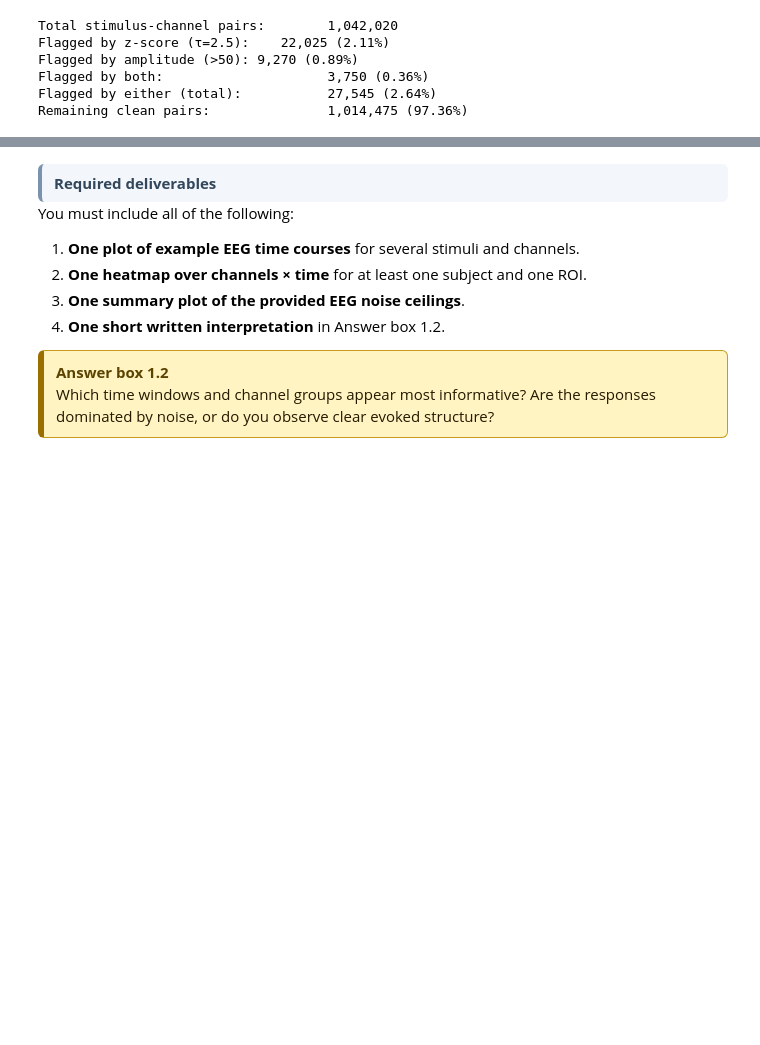
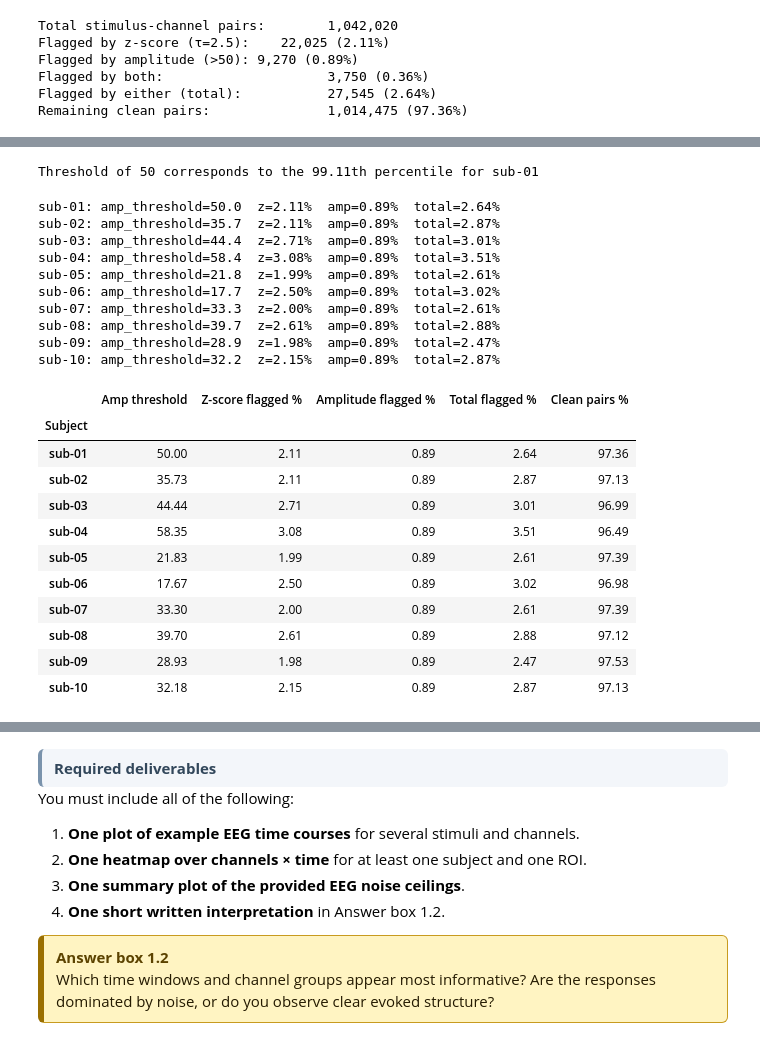
Before and after one commit to AnastasisPap/Brain-like-computation-and-intelligence-project, a Jupyter notebook: nx414_project_2026.ipynb, the cells around one changed output, grey strips where cells are left out. Drawn from its saved outputs; the diff is of its cells as text; code cells hidden in the pictures; blank space fills up the shorter version.

```diff
--- a/nx414_project_2026.ipynb
+++ b/nx414_project_2026.ipynb
@@ -1249,0 +1334,68 @@ justify a principled cutoff.
+# %%
+percentile_50 = (max_abs_all < 50).mean() * 100
+print(f"Threshold of 50 corresponds to the {percentile_50:.2f}th percentile for sub-01")
+# %% [output]
+Threshold of 50 corresponds to the 99.11th percentile for sub-01
+# %%
+subjects = [f"sub-{i:02d}" for i in range(1, 11)]
+results = []
+
+for subj in subjects:
+    with h5py.File(EEG_PATH, "r") as f:
+        data = f[f"train/neural_data/{subj}/{ROI}"][:]
+
+    n_stim, n_ch, n_tp = data.shape
+
+    # Variance-based z-score
+    ep_var = data.var(axis=2)
+    s_mean = ep_var.mean(axis=0)
+    s_std  = ep_var.std(axis=0)
+    ep_var_norm = (ep_var - s_mean) / (s_std + 1e-8)
+
+    # Amplitude-based — subject-specific percentile threshold
+    max_abs = np.abs(data).max(axis=2)
+    THRESHOLD_ABS = np.percentile(max_abs, percentile_50)
+
+    # Combined mask
+    mask = (ep_var_norm > THRESHOLD) | (max_abs > THRESHOLD_ABS)
+
+    pct_z   = (ep_var_norm > THRESHOLD).mean() * 100
+    pct_amp = (max_abs > THRESHOLD_ABS).mean() * 100
+    pct_tot = mask.mean() * 100
+
+    results.append({
+        "Subject":             subj,
+        "Amp threshold":       round(THRESHOLD_ABS, 2),
+        "Z-score flagged %":   round(pct_z, 2),
+        "Amplitude flagged %": round(pct_amp, 2),
+        "Total flagged %":     round(pct_tot, 2),
+        "Clean pairs %":       round(100 - pct_tot, 2),
+    })
+
+    print(f"{subj}: amp_threshold={THRESHOLD_ABS:.1f}  z={pct_z:.2f}%  amp={pct_amp:.2f}%  total={pct_tot:.2f}%")
+
+results_df = pd.DataFrame(results).set_index("Subject")
+results_df
+# %% [output]
+sub-01: amp_threshold=50.0  z=2.11%  amp=0.89%  total=2.64%
+sub-02: amp_threshold=35.7  z=2.11%  amp=0.89%  total=2.87%
+sub-03: amp_threshold=44.4  z=2.71%  amp=0.89%  total=3.01%
+sub-04: amp_threshold=58.4  z=3.08%  amp=0.89%  total=3.51%
+sub-05: amp_threshold=21.8  z=1.99%  amp=0.89%  total=2.61%
+sub-06: amp_threshold=17.7  z=2.50%  amp=0.89%  total=3.02%
+sub-07: amp_threshold=33.3  z=2.00%  amp=0.89%  total=2.61%
+sub-08: amp_threshold=39.7  z=2.61%  amp=0.89%  total=2.88%
+sub-09: amp_threshold=28.9  z=1.98%  amp=0.89%  total=2.47%
+sub-10: amp_threshold=32.2  z=2.15%  amp=0.89%  total=2.87%
+|  | Amp threshold | Z-score flagged % | Amplitude flagged % | Total flagged % | Clean pairs % |
+| Subject |  |  |  |  |  |
+| sub-01 | 50.00 | 2.11 | 0.89 | 2.64 | 97.36 |
+| sub-02 | 35.73 | 2.11 | 0.89 | 2.87 | 97.13 |
+| sub-03 | 44.44 | 2.71 | 0.89 | 3.01 | 96.99 |
+| sub-04 | 58.35 | 3.08 | 0.89 | 3.51 | 96.49 |
+| sub-05 | 21.83 | 1.99 | 0.89 | 2.61 | 97.39 |
+| sub-06 | 17.67 | 2.50 | 0.89 | 3.02 | 96.98 |
+| sub-07 | 33.30 | 2.00 | 0.89 | 2.61 | 97.39 |
+| sub-08 | 39.70 | 2.61 | 0.89 | 2.88 | 97.12 |
+| sub-09 | 28.93 | 1.98 | 0.89 | 2.47 | 97.53 |
+| sub-10 | 32.18 | 2.15 | 0.89 | 2.87 | 97.13 |
```
Also changed, not shown: parts of 6 cells of this notebook, 1 other file.
